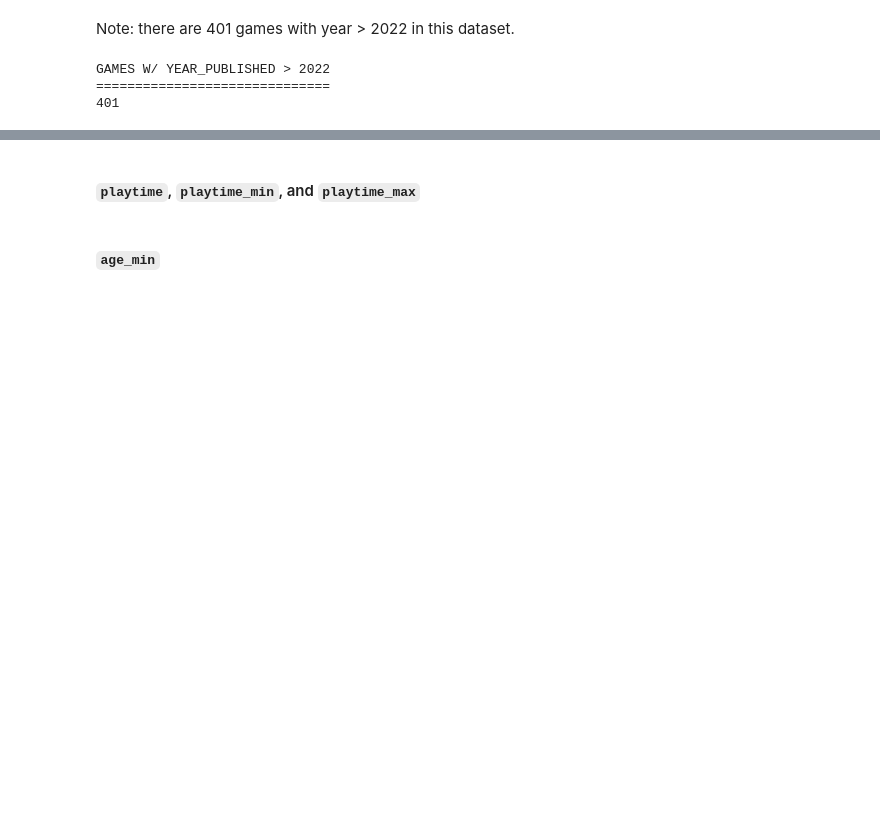
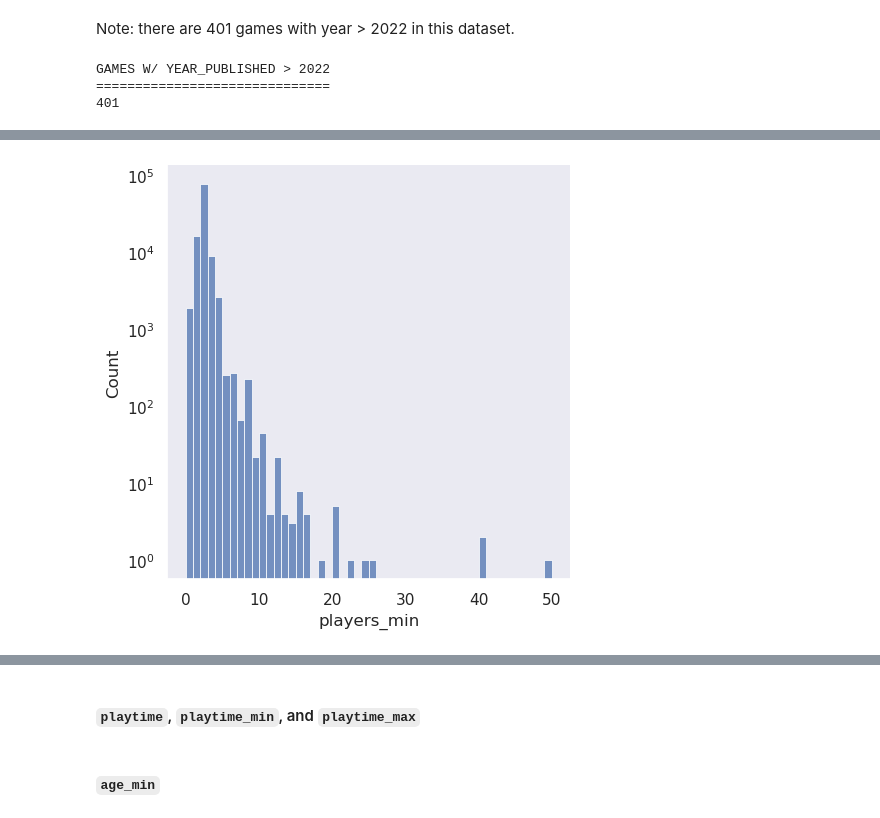
Before and after one commit to andrewKOwong/boardgames, a Jupyter notebook: analysis.ipynb, the cells around one changed output, grey strips where cells are left out. Saved outputs shown, nothing was run; the diff lists cells and outputs as text; code cells hidden in the pictures; blank space fills up the shorter version.

Commit message:
Add: more work on players_min/max

```diff
--- a/analysis.ipynb
+++ b/analysis.ipynb
@@ -430,0 +459,7 @@ GAMES W/ YEAR_PUBLISHED > 2022
+# %%
+g = sns.displot(data=gen_df,
+                x='players_min',
+                binwidth=1,
+                log_scale=(False, True))
+# %% [output]
+[figure, added]
```
Also changed, not shown: parts of 8 cells of this notebook.
